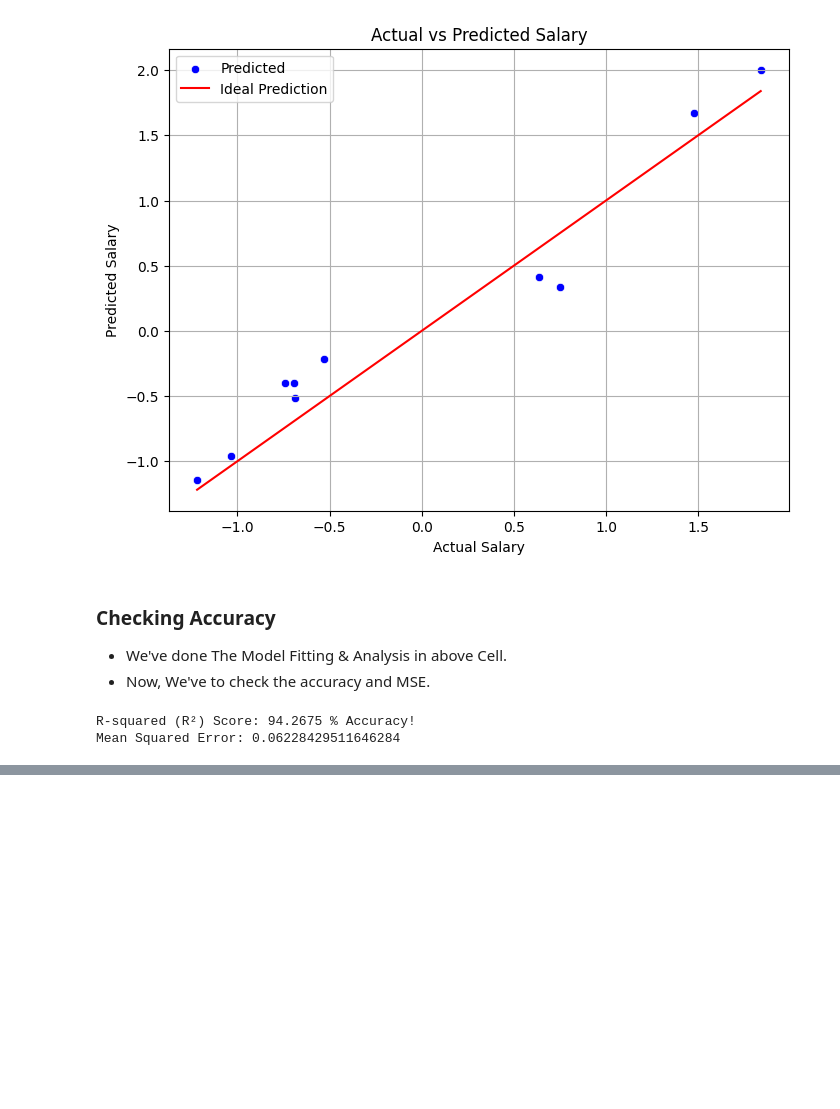
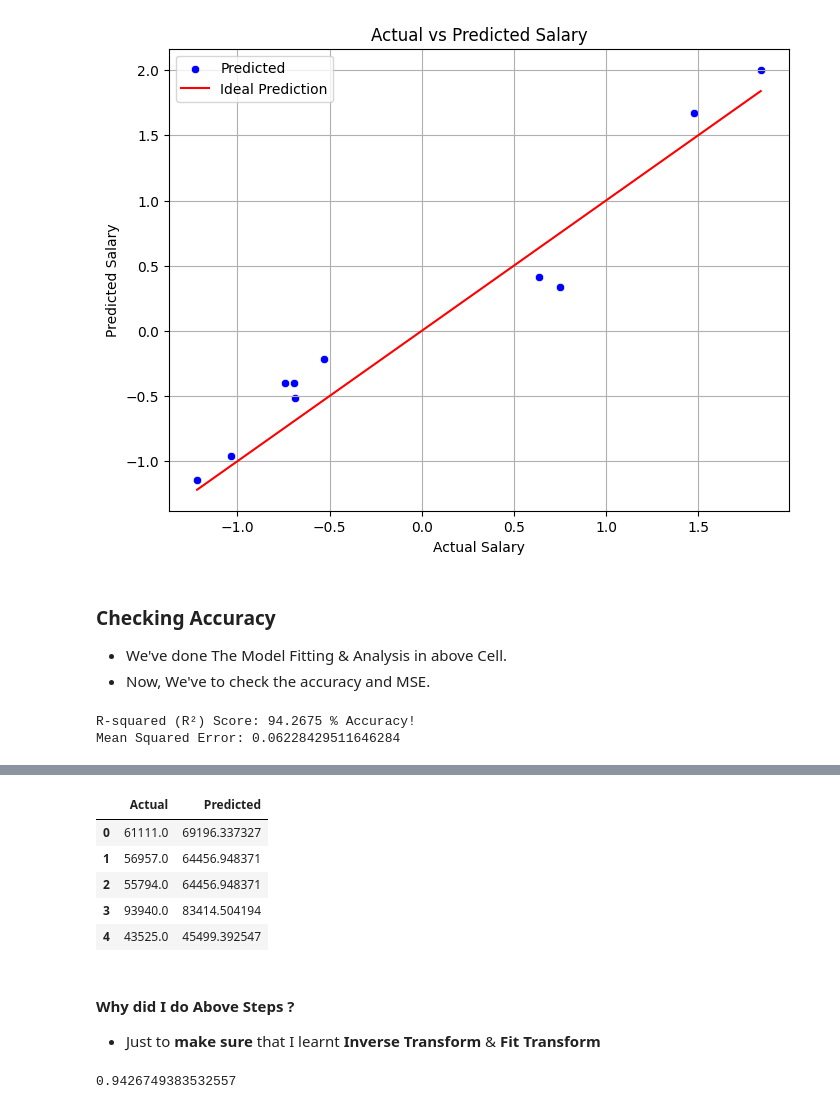
Before and after one commit to pri-cd/Internship-Python-Analytics, a Jupyter notebook: Introduction-1.ipynb, the cells around one changed output, grey strips where cells are left out. Drawn from its saved outputs; the diff is of its cells as text; code cells hidden in the pictures; blank space fills up the shorter version.

```diff
--- a/Introduction-1.ipynb
+++ b/Introduction-1.ipynb
@@ -137,11 +137,11 @@ sns.boxplot(x=df_salary['Salary'])
 `df_salary['Salary'] = df_salary['Salary'] / 10000`
 # %%
 from sklearn.preprocessing import StandardScaler
-SScaler = StandardScaler()
+SScaler_Salary = StandardScaler()
+SScaler_Experi = StandardScaler()
 
-
-df_salary['Salary'] = SScaler.fit_transform(df_salary[['Salary']])
-df_salary['Experience Years'] = SScaler.fit_transform(df_salary[['Experience Years']])
+df_salary['Salary'] = SScaler_Salary.fit_transform(df_salary[['Salary']])
+df_salary['Experience Years'] = SScaler_Experi.fit_transform(df_salary[['Experience Years']])
 
 df_salary.head()
 # %% [output]
@@ -324,0 +371,25 @@ Mean Squared Error: 0.06228429511646284
+# %%
+predSalary = SScaler_Salary.inverse_transform(yPred.reshape(-1, 1))
+origSalary = SScaler_Salary.inverse_transform(YTe.values.reshape(-1, 1))
+
+df_results_og = pd.DataFrame({
+    'Actual': origSalary.flatten(),  # Use flatten to convert to 1D array for readability
+    'Predicted': predSalary.flatten()  # Same for predicted values
+})
+
+df_results_og.head()
+# %% [output]
+|  | Actual | Predicted |
+| 0 | 61111.0 | 69196.337327 |
+| 1 | 56957.0 | 64456.948371 |
+| 2 | 55794.0 | 64456.948371 |
+| 3 | 93940.0 | 83414.504194 |
+| 4 | 43525.0 | 45499.392547 |
+# %% [markdown]
+#### **Why did I do Above Steps ?**
+- Just to **make sure** that I learnt **Inverse Transform** & **Fit Transform**
+# %%
+r2Og = r2_score(origSalary, predSalary)
+print(r2Og)
+# %% [output]
+0.9426749383532557
```
Also changed, not shown: parts of 6 cells of this notebook.
